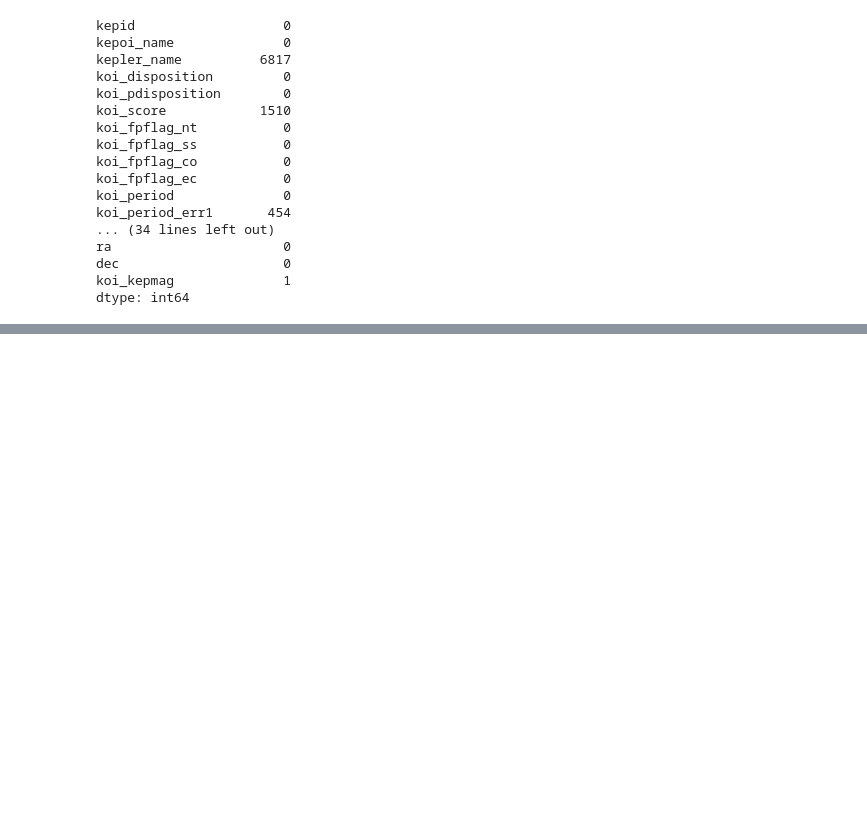
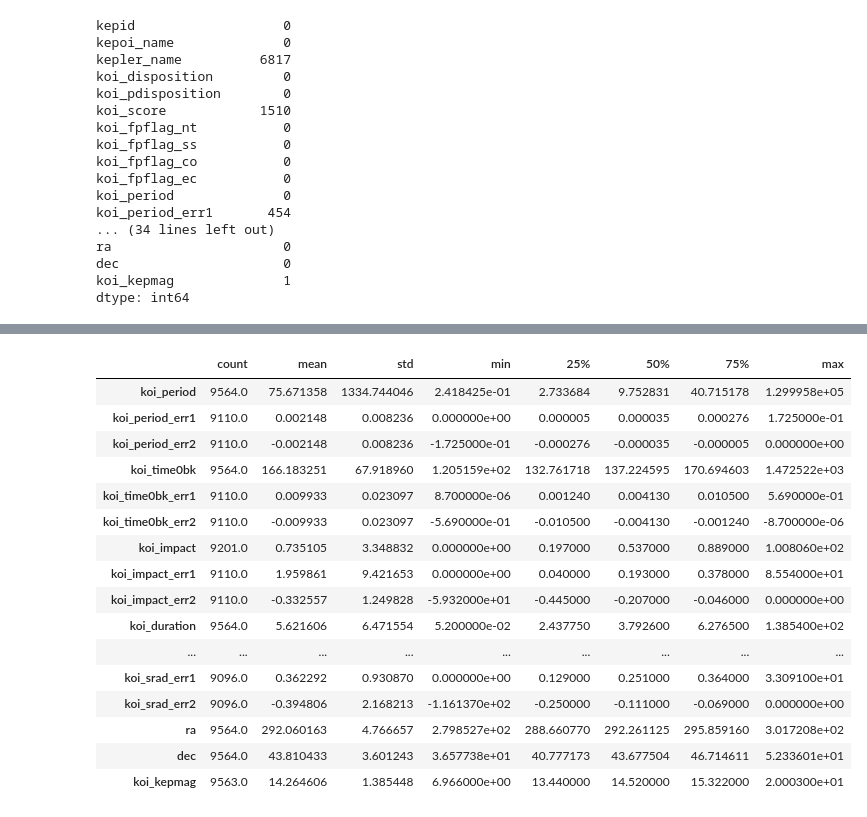
Before and after one commit to devikarapillai/Kepler-Exoplant_Classification, a Jupyter notebook: Nasa Kepler Exoplanent Detection.ipynb, the cells around one changed output, grey strips where cells are left out. Saved outputs shown, nothing was run; the diff lists cells and outputs as text; code cells hidden in the pictures; blank space fills up the shorter version.

Commit message:
Complete initial data cleaning and feature selection

```diff
--- a/Nasa Kepler Exoplanent Detection.ipynb
+++ b/Nasa Kepler Exoplanent Detection.ipynb
@@ -92,0 +335,7 @@ dtype: int64
+# %%
+categorical_columns = df_cleaned.select_dtypes(
+    include=['object', 'str']
+).columns
+
+print("Categorical columns:")
+print(categorical_columns.tolist())
@@ -92,0 +345,4 @@ dtype: int64
+# %%
+for col in categorical_columns:
+    print(f"\n{col}")
+    print(df_cleaned[col].value_counts(dropna=False).head(10))
@@ -92,0 +380,16 @@ dtype: int64
+# %%
+columns_to_exclude = [
+    'kepid',
+    'kepoi_name',
+    'kepler_name',
+    'koi_pdisposition',
+    'koi_score',
+    'koi_fpflag_nt',
+    'koi_fpflag_ss',
+    'koi_fpflag_co',
+    'koi_fpflag_ec',
+    'koi_tce_plnt_num',
+    'koi_tce_delivname'
+]
+
+print("Total columns to exclude:", len(columns_to_exclude))
@@ -92,0 +398,9 @@ dtype: int64
+# %%
+feature_columns = [
+    col for col in df_cleaned.columns
+    if col not in columns_to_exclude + ['koi_disposition']
+]
+
+print("Number of selected features:", len(feature_columns))
+print("\nSelected features:")
+print(feature_columns)
@@ -92,0 +453,20 @@ dtype: int64
+# %%
+df_cleaned[feature_columns].describe().T
+# %% [output]
+|  | count | mean | std | min | 25% | 50% | 75% | max |
+| koi_period | 9564.0 | 75.671358 | 1334.744046 | 2.418425e-01 | 2.733684 | 9.752831 | 40.715178 | 1.299958e+05 |
+| koi_period_err1 | 9110.0 | 0.002148 | 0.008236 | 0.000000e+00 | 0.000005 | 0.000035 | 0.000276 | 1.725000e-01 |
+| koi_period_err2 | 9110.0 | -0.002148 | 0.008236 | -1.725000e-01 | -0.000276 | -0.000035 | -0.000005 | 0.000000e+00 |
+| koi_time0bk | 9564.0 | 166.183251 | 67.918960 | 1.205159e+02 | 132.761718 | 137.224595 | 170.694603 | 1.472522e+03 |
+| koi_time0bk_err1 | 9110.0 | 0.009933 | 0.023097 | 8.700000e-06 | 0.001240 | 0.004130 | 0.010500 | 5.690000e-01 |
+| koi_time0bk_err2 | 9110.0 | -0.009933 | 0.023097 | -5.690000e-01 | -0.010500 | -0.004130 | -0.001240 | -8.700000e-06 |
+| koi_impact | 9201.0 | 0.735105 | 3.348832 | 0.000000e+00 | 0.197000 | 0.537000 | 0.889000 | 1.008060e+02 |
+| koi_impact_err1 | 9110.0 | 1.959861 | 9.421653 | 0.000000e+00 | 0.040000 | 0.193000 | 0.378000 | 8.554000e+01 |
+| koi_impact_err2 | 9110.0 | -0.332557 | 1.249828 | -5.932000e+01 | -0.445000 | -0.207000 | -0.046000 | 0.000000e+00 |
+| koi_duration | 9564.0 | 5.621606 | 6.471554 | 5.200000e-02 | 2.437750 | 3.792600 | 6.276500 | 1.385400e+02 |
+| ... | ... | ... | ... | ... | ... | ... | ... | ... |
+| koi_srad_err1 | 9096.0 | 0.362292 | 0.930870 | 0.000000e+00 | 0.129000 | 0.251000 | 0.364000 | 3.309100e+01 |
+| koi_srad_err2 | 9096.0 | -0.394806 | 2.168213 | -1.161370e+02 | -0.250000 | -0.111000 | -0.069000 | 0.000000e+00 |
+| ra | 9564.0 | 292.060163 | 4.766657 | 2.798527e+02 | 288.660770 | 292.261125 | 295.859160 | 3.017208e+02 |
+| dec | 9564.0 | 43.810433 | 3.601243 | 3.657738e+01 | 40.777173 | 43.677504 | 46.714611 | 5.233601e+01 |
+| koi_kepmag | 9563.0 | 14.264606 | 1.385448 | 6.966000e+00 | 13.440000 | 14.520000 | 15.322000 | 2.000300e+01 |
```
Also changed, not shown: parts of 27 cells of this notebook.
